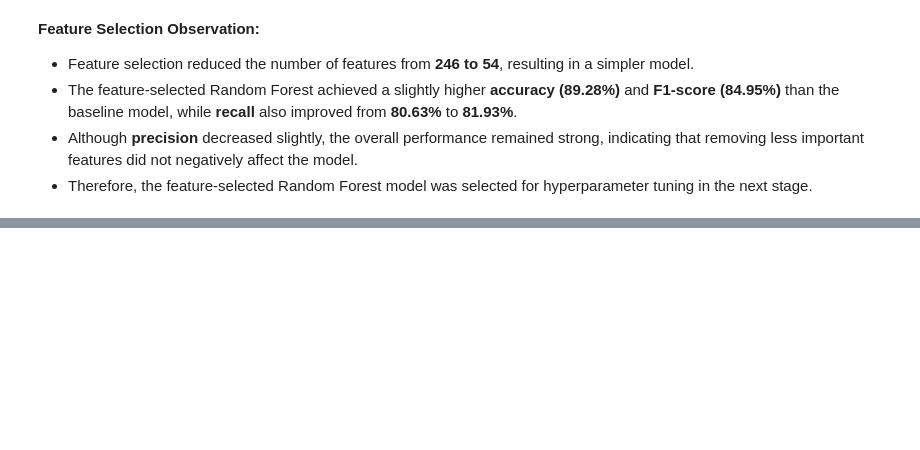
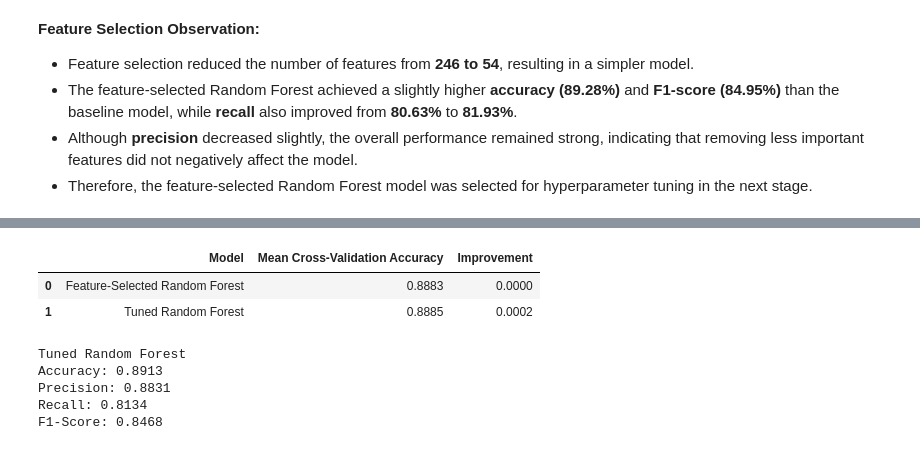
Before and after one commit to yixqinggg/mldp_hotel_booking_prediction, a Jupyter notebook: hotel_booking_cancellation_prediction.ipynb, the cells around one changed output, grey strips where cells are left out. Saved outputs shown, nothing was run; the diff lists cells and outputs as text; code cells hidden in the pictures; blank space fills up the shorter version.

```diff
--- a/hotel_booking_cancellation_prediction.ipynb
+++ b/hotel_booking_cancellation_prediction.ipynb
@@ -1165,0 +1286,23 @@ feature_selection_comparison.round(4)
+# %%
+# compare cross-validation performance
+cv_comparison = pd.DataFrame({
+    "Model": [
+        "Feature-Selected Random Forest",
+        "Tuned Random Forest"
+    ],
+    "Mean Cross-Validation Accuracy": [
+        baseline_cv_accuracy,
+        random_search.best_score_
+    ]
+})
+
+cv_comparison["Improvement"] = (
+    cv_comparison["Mean Cross-Validation Accuracy"]
+    - baseline_cv_accuracy
+)
+
+cv_comparison.round(4)
+# %% [output]
+|  | Model | Mean Cross-Validation Accuracy | Improvement |
+| 0 | Feature-Selected Random Forest | 0.8883 | 0.0000 |
+| 1 | Tuned Random Forest | 0.8885 | 0.0002 |
@@ -1165,0 +1317,37 @@ feature_selection_comparison.round(4)
+# %%
+# calculate evaluation metrics
+best_rf_accuracy = accuracy_score(
+    y_test,
+    best_rf_pred
+)
+
+best_rf_precision = precision_score(
+    y_test,
+    best_rf_pred,
+    zero_division=0
+)
+
+best_rf_recall = recall_score(
+    y_test,
+    best_rf_pred,
+    zero_division=0
+)
+
+best_rf_f1 = f1_score(
+    y_test,
+    best_rf_pred,
+    zero_division=0
+)
+
+# display evaluation metrics
+print("Tuned Random Forest")
+print("Accuracy:", round(best_rf_accuracy, 4))
+print("Precision:", round(best_rf_precision, 4))
+print("Recall:", round(best_rf_recall, 4))
+print("F1-Score:", round(best_rf_f1, 4))
+# %% [output]
+Tuned Random Forest
+Accuracy: 0.8913
+Precision: 0.8831
+Recall: 0.8134
+F1-Score: 0.8468
```
Also changed, not shown: parts of 10 cells of this notebook.
